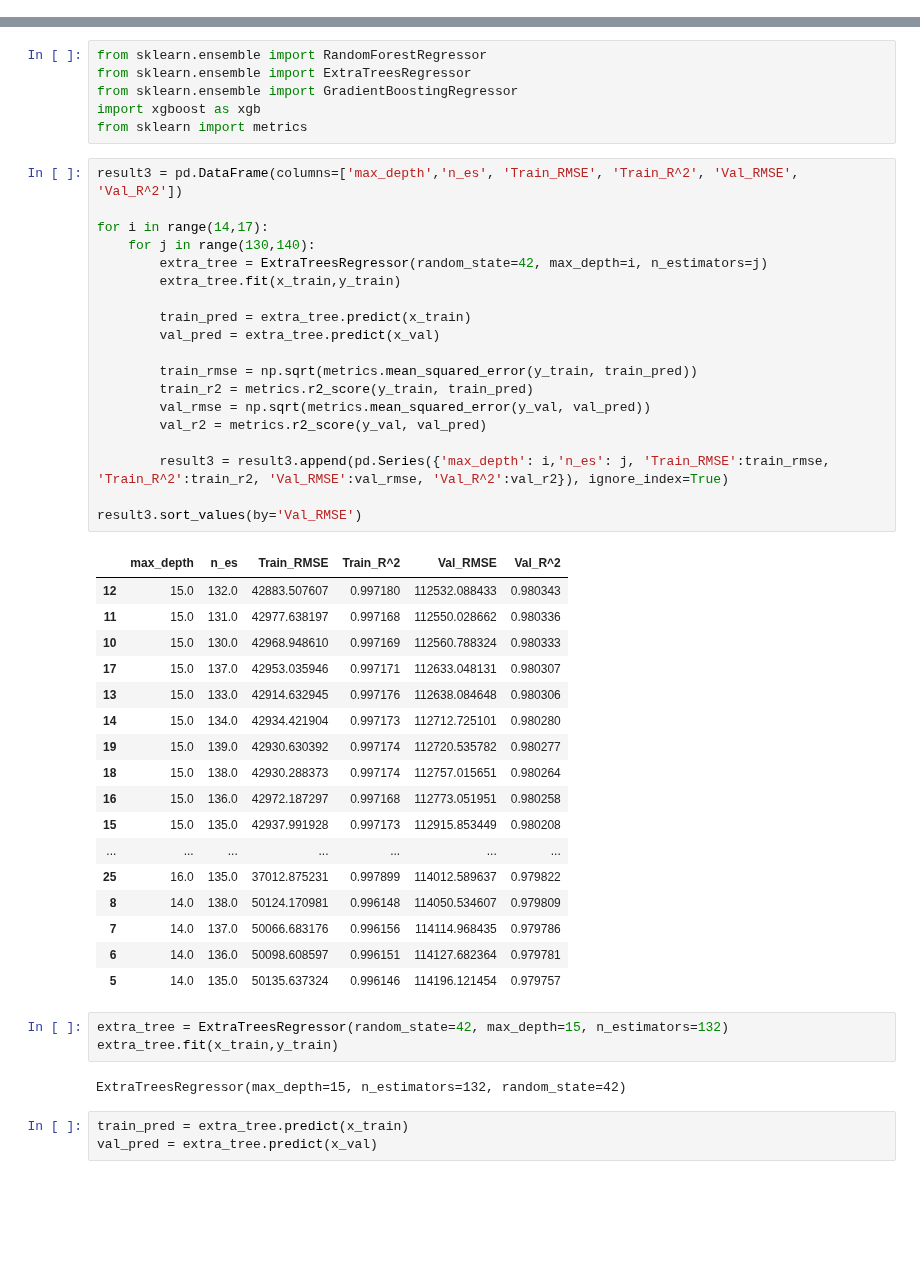
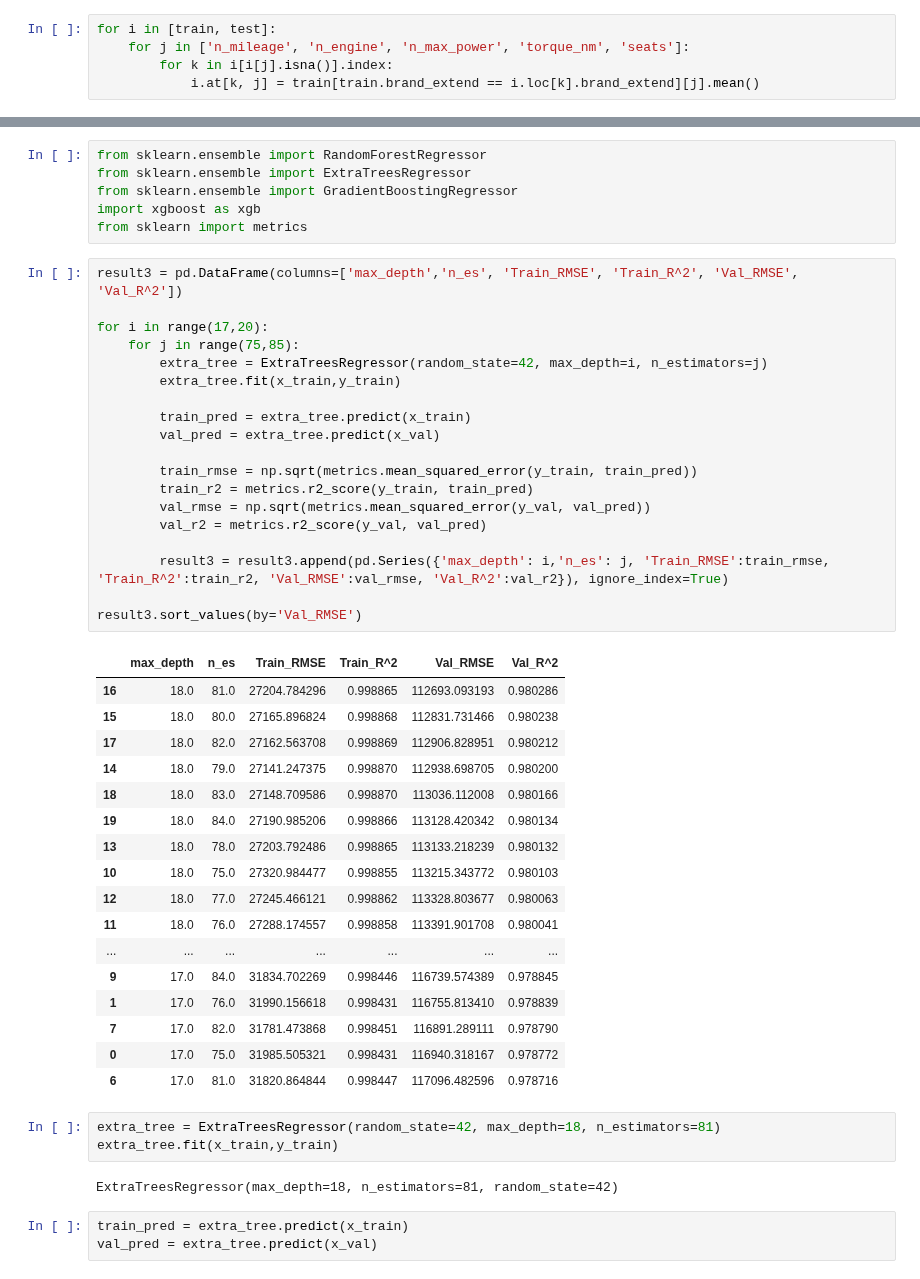
Before and after one commit to khoa2181/DataPreparation, a Jupyter notebook: Tran Minh Khoa_Final Data Preparation.ipynb, the cells around one changed output, grey strips where cells are left out. Cells and saved outputs as stored; diff of their text form; blank space fills up the shorter version.

```diff
--- a/Tran Minh Khoa_Final Data Preparation.ipynb
+++ b/Tran Minh Khoa_Final Data Preparation.ipynb
@@ -70,3 +75,8 @@ for i in [train, test]:
+# %%
+for i in [train, test]:
+    for j in ['n_mileage', 'n_engine', 'n_max_power', 'torque_nm', 'seats']:
+        for k in i[i[j].isna()].index:
+            i.at[k, j] = train[train.brand_extend == i.loc[k].brand_extend][j].mean()
 # %%
 for i in [train, test]:
     for j in ['n_mileage', 'n_engine', 'n_max_power', 'torque_nm', 'seats']:
@@ -232,45 +242,45 @@ from sklearn import metrics
 # %%
 result3 = pd.DataFrame(columns=['max_depth','n_es', 'Train_RMSE', 'Train_R^2', 'Val_RMSE', 'Val_R^2'])
 
-for i in range(14,17):
-    for j in range(130,140):
+for i in range(17,20):
+    for j in range(75,85):
         extra_tree = ExtraTreesRegressor(random_state=42, max_depth=i, n_estimators=j)
         extra_tree.fit(x_train,y_train)
 
         train_pred = extra_tree.predict(x_train)
         val_pred = extra_tree.predict(x_val)
 
         train_rmse = np.sqrt(metrics.mean_squared_error(y_train, train_pred))
         train_r2 = metrics.r2_score(y_train, train_pred)
         val_rmse = np.sqrt(metrics.mean_squared_error(y_val, val_pred))
         val_r2 = metrics.r2_score(y_val, val_pred)
 
         result3 = result3.append(pd.Series({'max_depth': i,'n_es': j, 'Train_RMSE':train_rmse, 'Train_R^2':train_r2, 'Val_RMSE':val_rmse, 'Val_R^2':val_r2}), ignore_index=True)
 
 result3.sort_values(by='Val_RMSE')
 # %% [output]
 |  | max_depth | n_es | Train_RMSE | Train_R^2 | Val_RMSE | Val_R^2 |
-| 12 | 15.0 | 132.0 | 42883.507607 | 0.997180 | 112532.088433 | 0.980343 |
-| 11 | 15.0 | 131.0 | 42977.638197 | 0.997168 | 112550.028662 | 0.980336 |
-| 10 | 15.0 | 130.0 | 42968.948610 | 0.997169 | 112560.788324 | 0.980333 |
-| 17 | 15.0 | 137.0 | 42953.035946 | 0.997171 | 112633.048131 | 0.980307 |
-| 13 | 15.0 | 133.0 | 42914.632945 | 0.997176 | 112638.084648 | 0.980306 |
-| 14 | 15.0 | 134.0 | 42934.421904 | 0.997173 | 112712.725101 | 0.980280 |
-| 19 | 15.0 | 139.0 | 42930.630392 | 0.997174 | 112720.535782 | 0.980277 |
-| 18 | 15.0 | 138.0 | 42930.288373 | 0.997174 | 112757.015651 | 0.980264 |
-| 16 | 15.0 | 136.0 | 42972.187297 | 0.997168 | 112773.051951 | 0.980258 |
-| 15 | 15.0 | 135.0 | 42937.991928 | 0.997173 | 112915.853449 | 0.980208 |
+| 16 | 18.0 | 81.0 | 27204.784296 | 0.998865 | 112693.093193 | 0.980286 |
+| 15 | 18.0 | 80.0 | 27165.896824 | 0.998868 | 112831.731466 | 0.980238 |
+| 17 | 18.0 | 82.0 | 27162.563708 | 0.998869 | 112906.828951 | 0.980212 |
+| 14 | 18.0 | 79.0 | 27141.247375 | 0.998870 | 112938.698705 | 0.980200 |
+| 18 | 18.0 | 83.0 | 27148.709586 | 0.998870 | 113036.112008 | 0.980166 |
+| 19 | 18.0 | 84.0 | 27190.985206 | 0.998866 | 113128.420342 | 0.980134 |
+| 13 | 18.0 | 78.0 | 27203.792486 | 0.998865 | 113133.218239 | 0.980132 |
+| 10 | 18.0 | 75.0 | 27320.984477 | 0.998855 | 113215.343772 | 0.980103 |
+| 12 | 18.0 | 77.0 | 27245.466121 | 0.998862 | 113328.803677 | 0.980063 |
+| 11 | 18.0 | 76.0 | 27288.174557 | 0.998858 | 113391.901708 | 0.980041 |
 | ... | ... | ... | ... | ... | ... | ... |
-| 25 | 16.0 | 135.0 | 37012.875231 | 0.997899 | 114012.589637 | 0.979822 |
-| 8 | 14.0 | 138.0 | 50124.170981 | 0.996148 | 114050.534607 | 0.979809 |
-| 7 | 14.0 | 137.0 | 50066.683176 | 0.996156 | 114114.968435 | 0.979786 |
-| 6 | 14.0 | 136.0 | 50098.608597 | 0.996151 | 114127.682364 | 0.979781 |
-| 5 | 14.0 | 135.0 | 50135.637324 | 0.996146 | 114196.121454 | 0.979757 |
+| 9 | 17.0 | 84.0 | 31834.702269 | 0.998446 | 116739.574389 | 0.978845 |
+| 1 | 17.0 | 76.0 | 31990.156618 | 0.998431 | 116755.813410 | 0.978839 |
+| 7 | 17.0 | 82.0 | 31781.473868 | 0.998451 | 116891.289111 | 0.978790 |
+| 0 | 17.0 | 75.0 | 31985.505321 | 0.998431 | 116940.318167 | 0.978772 |
+| 6 | 17.0 | 81.0 | 31820.864844 | 0.998447 | 117096.482596 | 0.978716 |
 # %%
-extra_tree = ExtraTreesRegressor(random_state=42, max_depth=15, n_estimators=132)
+extra_tree = ExtraTreesRegressor(random_state=42, max_depth=18, n_estimators=81)
 extra_tree.fit(x_train,y_train)
 # %% [output]
-ExtraTreesRegressor(max_depth=15, n_estimators=132, random_state=42)
+ExtraTreesRegressor(max_depth=18, n_estimators=81, random_state=42)
 # %%
 train_pred = extra_tree.predict(x_train)
 val_pred = extra_tree.predict(x_val)
```
Also changed, not shown: parts of 5 cells of this notebook.
